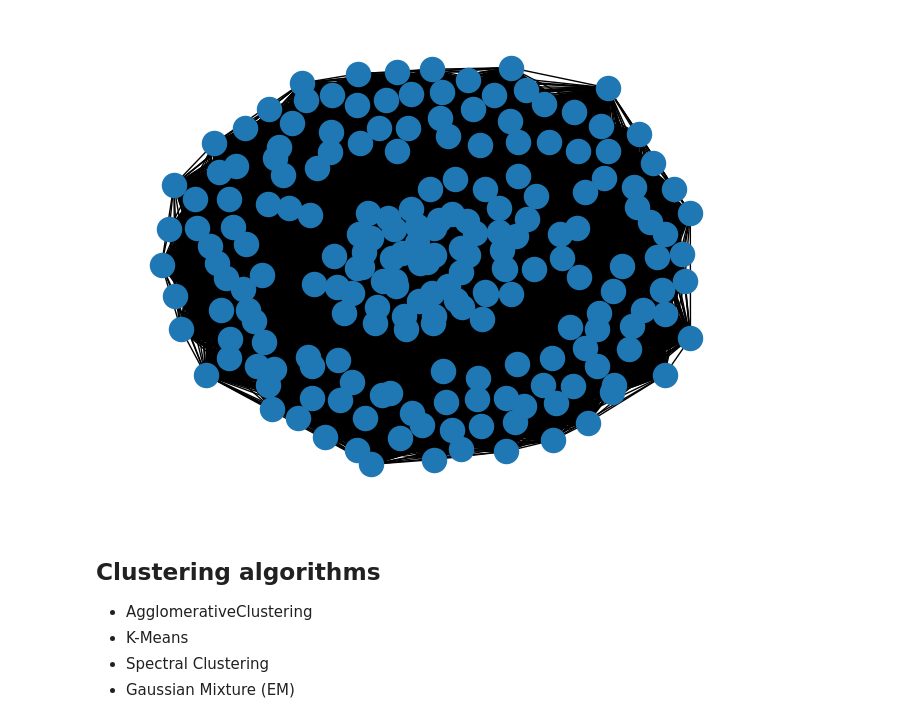
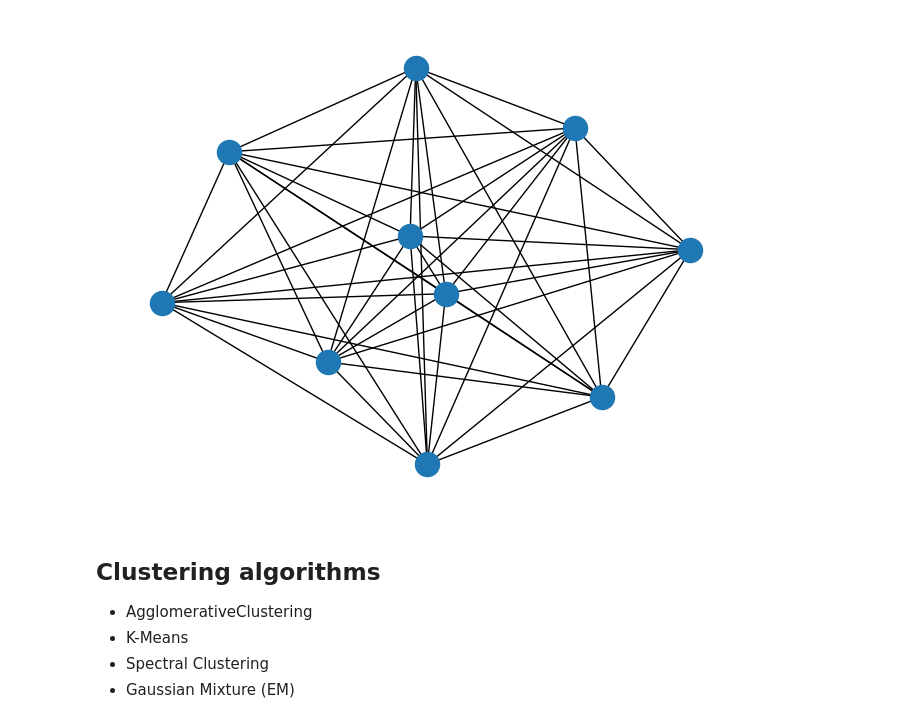
Before and after one commit to Data-Mining-HSE/clustering, a Jupyter notebook: solution.ipynb, the cells around one changed output. Drawn from its saved outputs; the diff is of its cells as text; code cells hidden in the pictures.

```diff
--- a/solution.ipynb
+++ b/solution.ipynb
@@ -36,9 +32,7 @@ euclidean_similarity_x = convert_distance_to_similarity(euclidean_distance_x)
 # %%
-graph = nx.from_numpy_array(cosine_distance_y)
+nx.draw(nx.from_numpy_array(cosine_distance_y[:10, :10]))
+# %% [output]
+[figure, added]
-# %%
-nx.draw(graph)
-# %% [output]
-[figure, removed]
 # %% [markdown]
 ## Clustering algorithms
 
```
Also changed, not shown: parts of 16 cells of this notebook, 3 other files.
